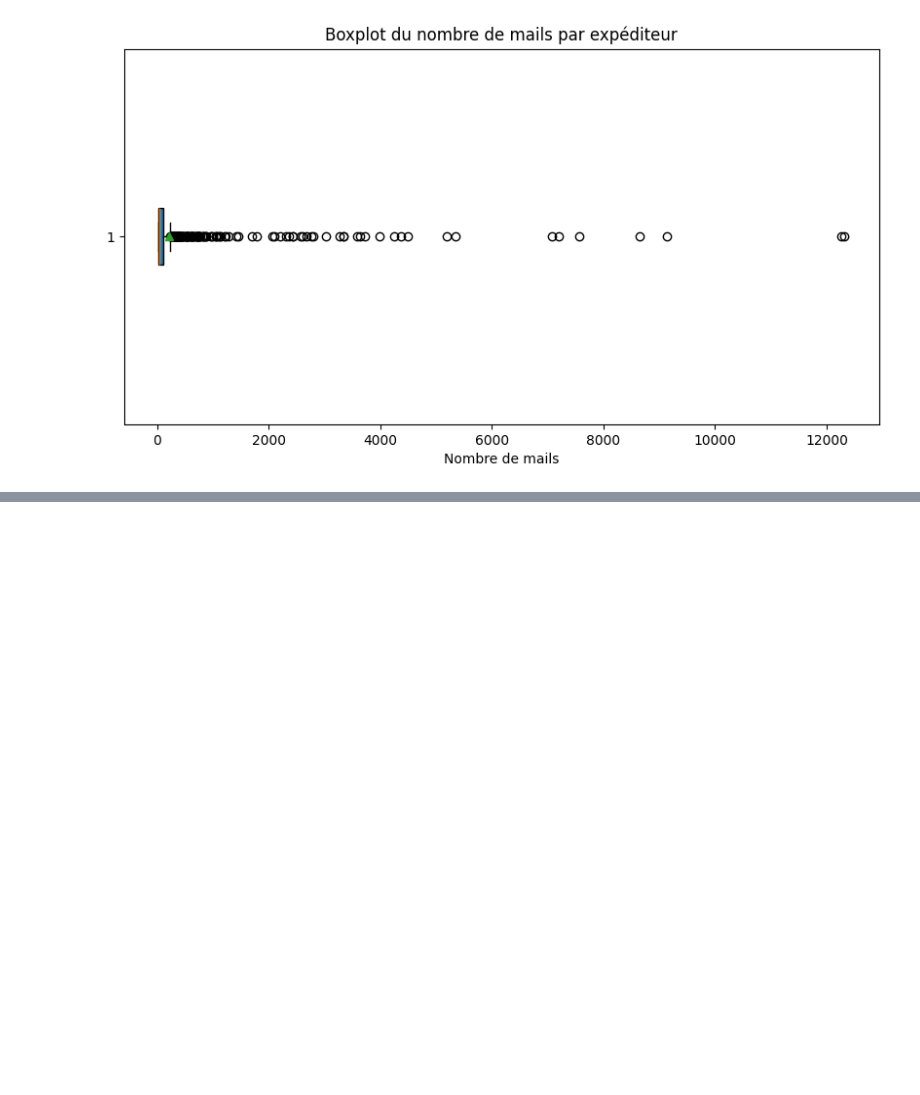
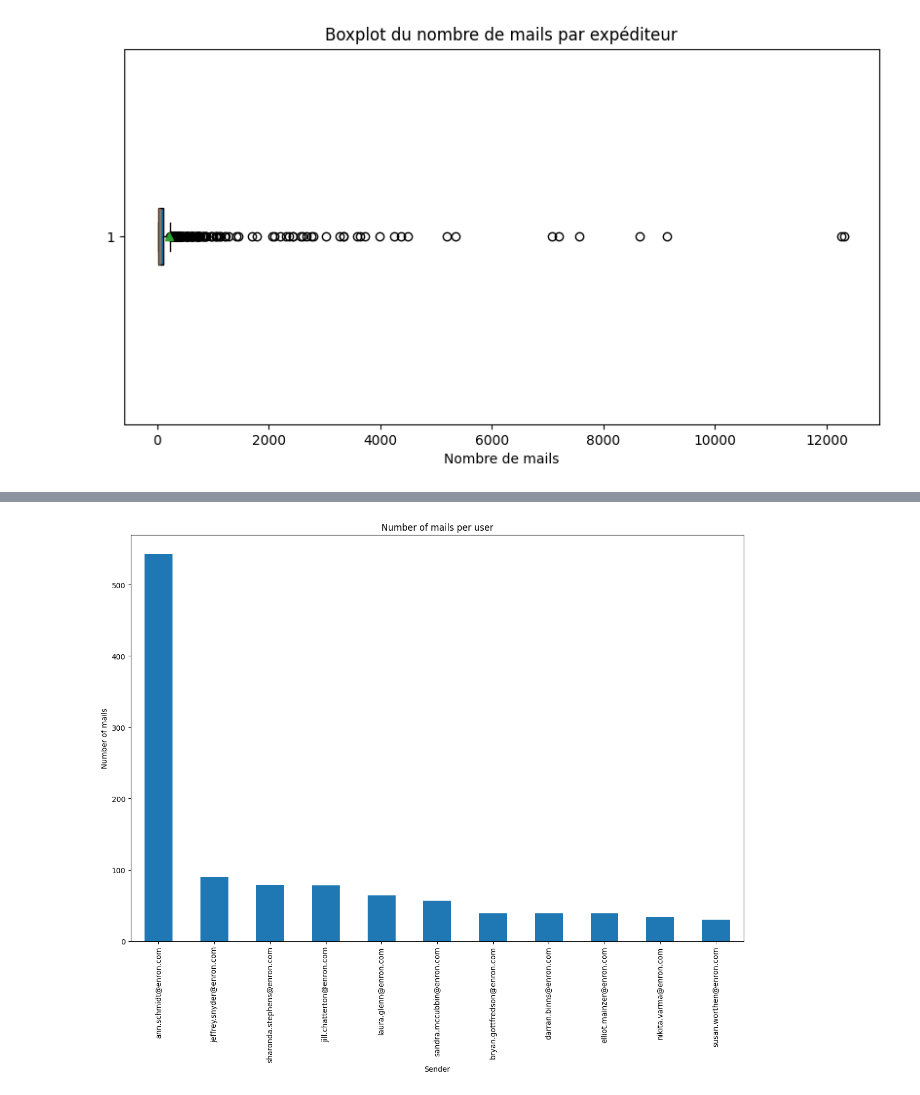
Before and after one commit to ilyesdjerfaf/Legal-Email-Styling, a Jupyter notebook: notebooks/EDA.ipynb, the cells around one changed output, grey strips where cells are left out. Cells and saved outputs as stored; diff of their text form; code cells hidden in the pictures; blank space fills up the shorter version.

```diff
--- a/notebooks/EDA.ipynb
+++ b/notebooks/EDA.ipynb
@@ -201,0 +317,6 @@ X.to_csv('enron.csv', index=False)
+# %%
+# keep only users with less than 6k words (future work : contexte size of llama3 70B)
+X = X[X['from'].isin(avg_word_count[avg_word_count < 6000].index)]
+# %%
+# keep the top 10 senders with the highest average word count less than 6k
+X = X[X['from'].isin(avg_word_count.sort_values(ascending=False).head(16).index)]
@@ -201,0 +339,10 @@ X.to_csv('enron.csv', index=False)
+# %%
+# mails per user
+plt.figure(figsize=(15, 10))
+X['from'].value_counts().plot(kind='bar')
+plt.title('Number of mails per user')
+plt.xlabel('Sender')
+plt.ylabel('Number of mails')
+plt.show()
+# %% [output]
+[figure, added]
```
Also changed, not shown: parts of 14 cells of this notebook.
